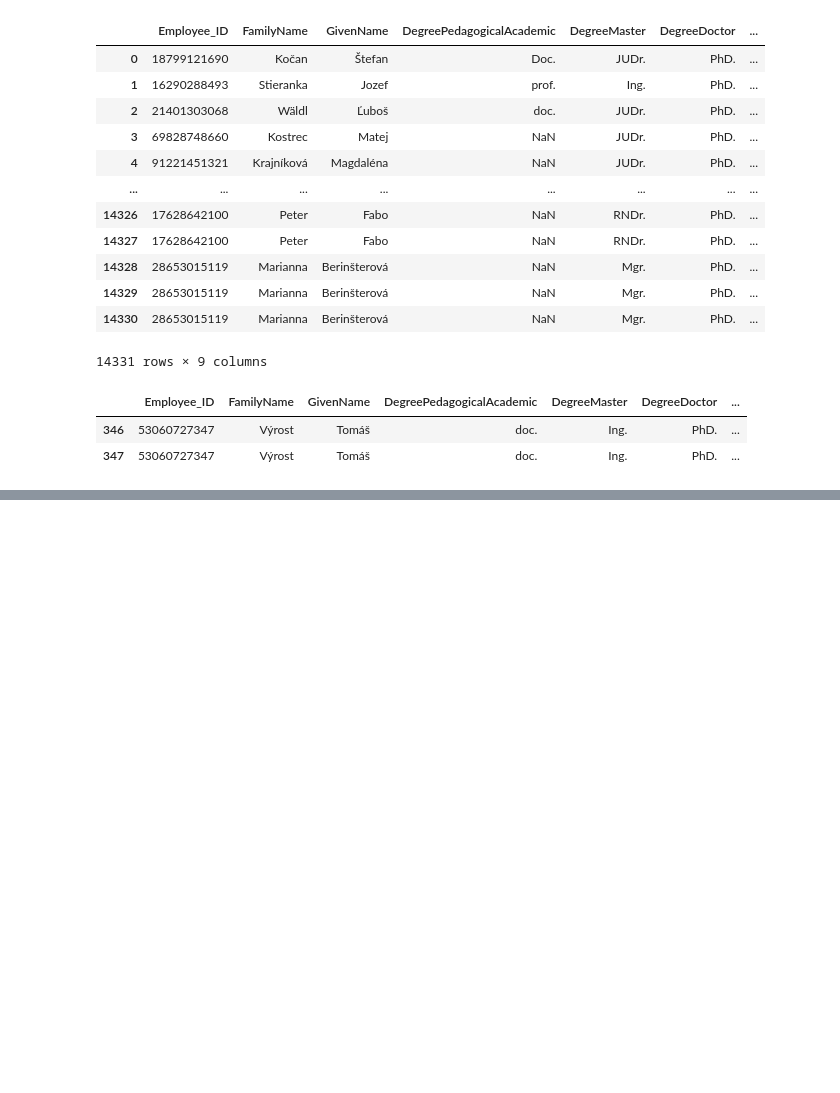
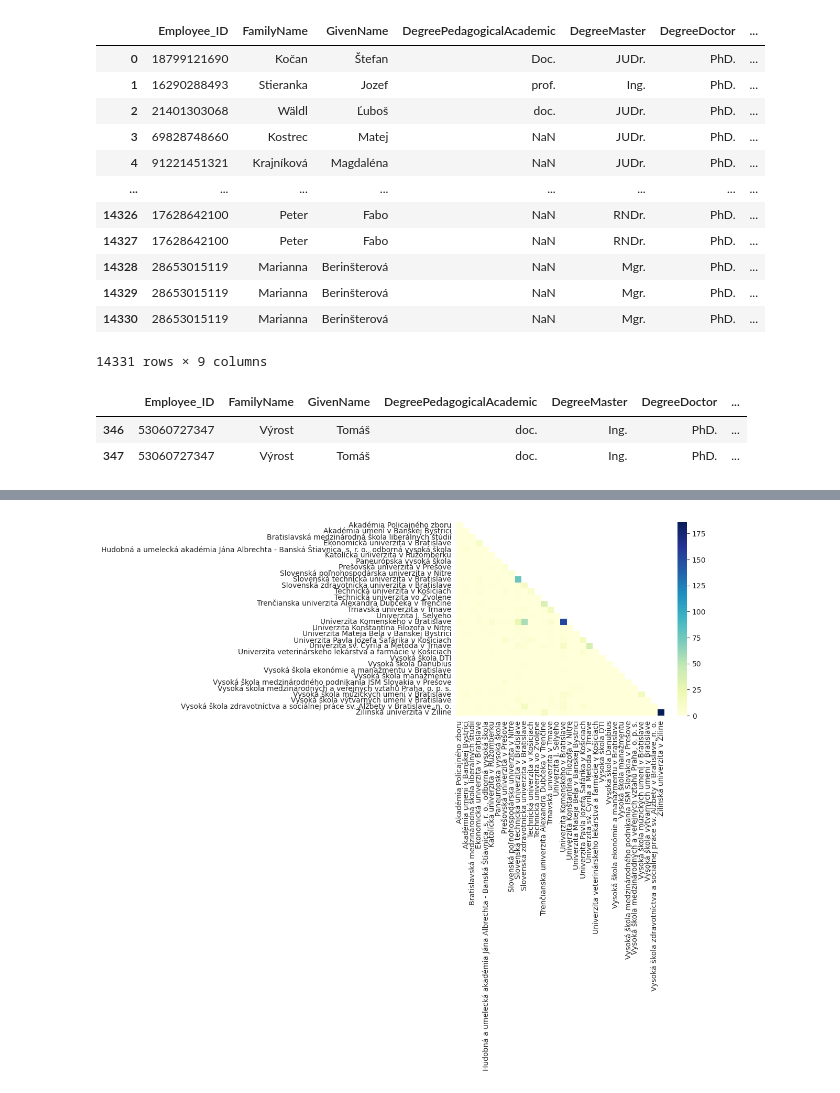
Before and after one commit to hudo16-38/pridav-project, a Jupyter notebook: analysis/regzam_analysis.ipynb, the cells around one changed output, grey strips where cells are left out. Cells and saved outputs as stored; diff of their text form; code cells hidden in the pictures; blank space fills up the shorter version.

```diff
--- a/analysis/regzam_analysis.ipynb
+++ b/analysis/regzam_analysis.ipynb
@@ -129,0 +227,3 @@ df_workplaces[df_workplaces['FamilyName'] == 'Výrost']
+# %%
+combinations = pd.DataFrame(lst, columns=['pocet', 'uni1', 'uni2'])
+display(combinations)
@@ -129,0 +244,2 @@ df_workplaces[df_workplaces['FamilyName'] == 'Výrost']
+# %%
+combinations = combinations.groupby(['uni1', 'uni2']).sum().reset_index().sort_values(by='uni1')
@@ -129,0 +262,4 @@ df_workplaces[df_workplaces['FamilyName'] == 'Výrost']
+# %%
+matrix = combinations.pivot(index='uni1', columns='uni2', values='pocet')
+matrix = matrix.fillna(0)
+display(matrix)
@@ -129,0 +288,3 @@ df_workplaces[df_workplaces['FamilyName'] == 'Výrost']
+# %%
+matrix = np.maximum(matrix, matrix.T)
+display(matrix)
@@ -129,0 +310,12 @@ df_workplaces[df_workplaces['FamilyName'] == 'Výrost']
+# %%
+x_ticks = list(matrix.columns)
+
+mask = np.zeros_like(matrix)
+mask[np.triu_indices_from(mask, k=1)] = True
+
+with sns.axes_style("white"):
+    ax = sns.heatmap(matrix.values, cmap="YlGnBu", mask=mask, xticklabels=x_ticks, yticklabels=x_ticks)
+    # ax.set_xticklabels(x_ticks)
+    plt.show()
+# %% [output]
+[figure, added]
```
Also changed, not shown: parts of 29 cells of this notebook, 2 other files.
